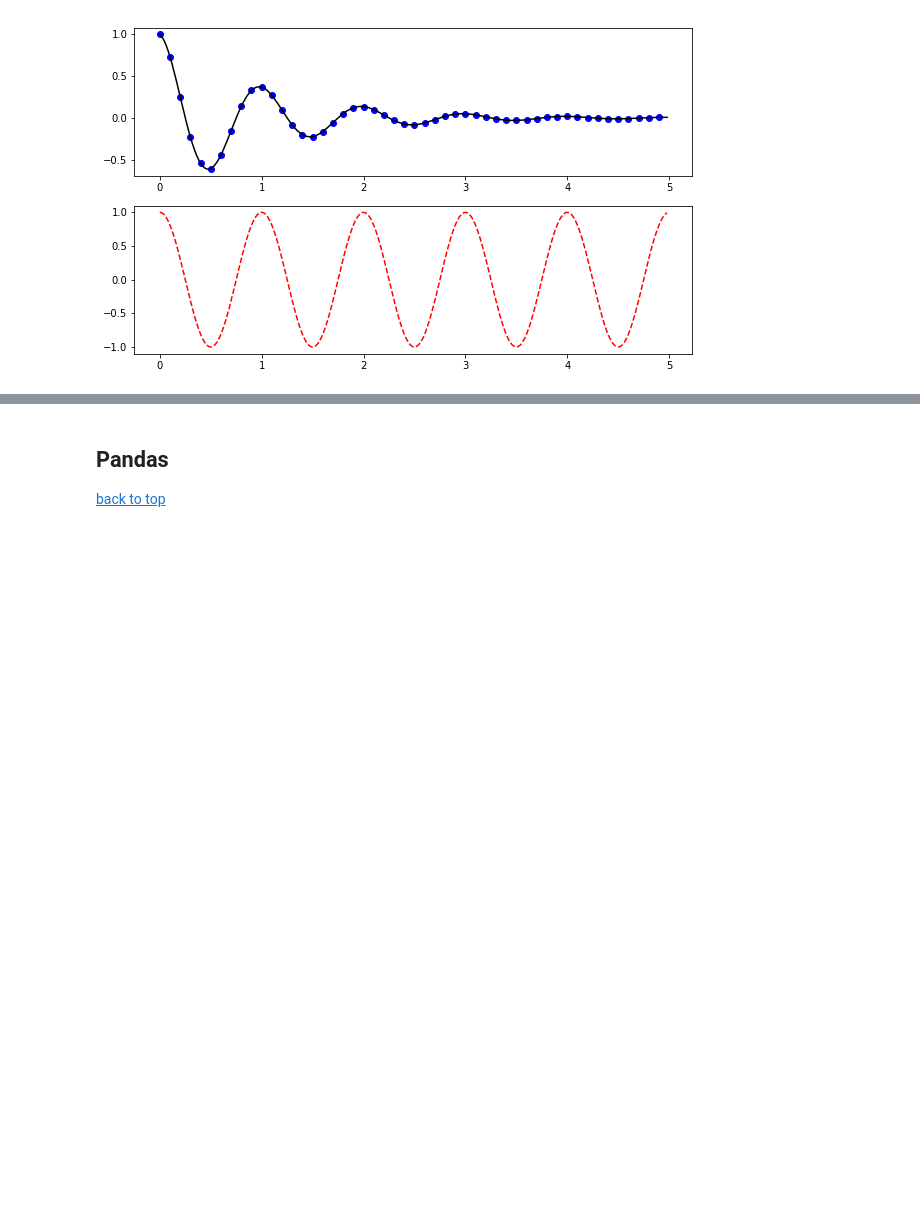
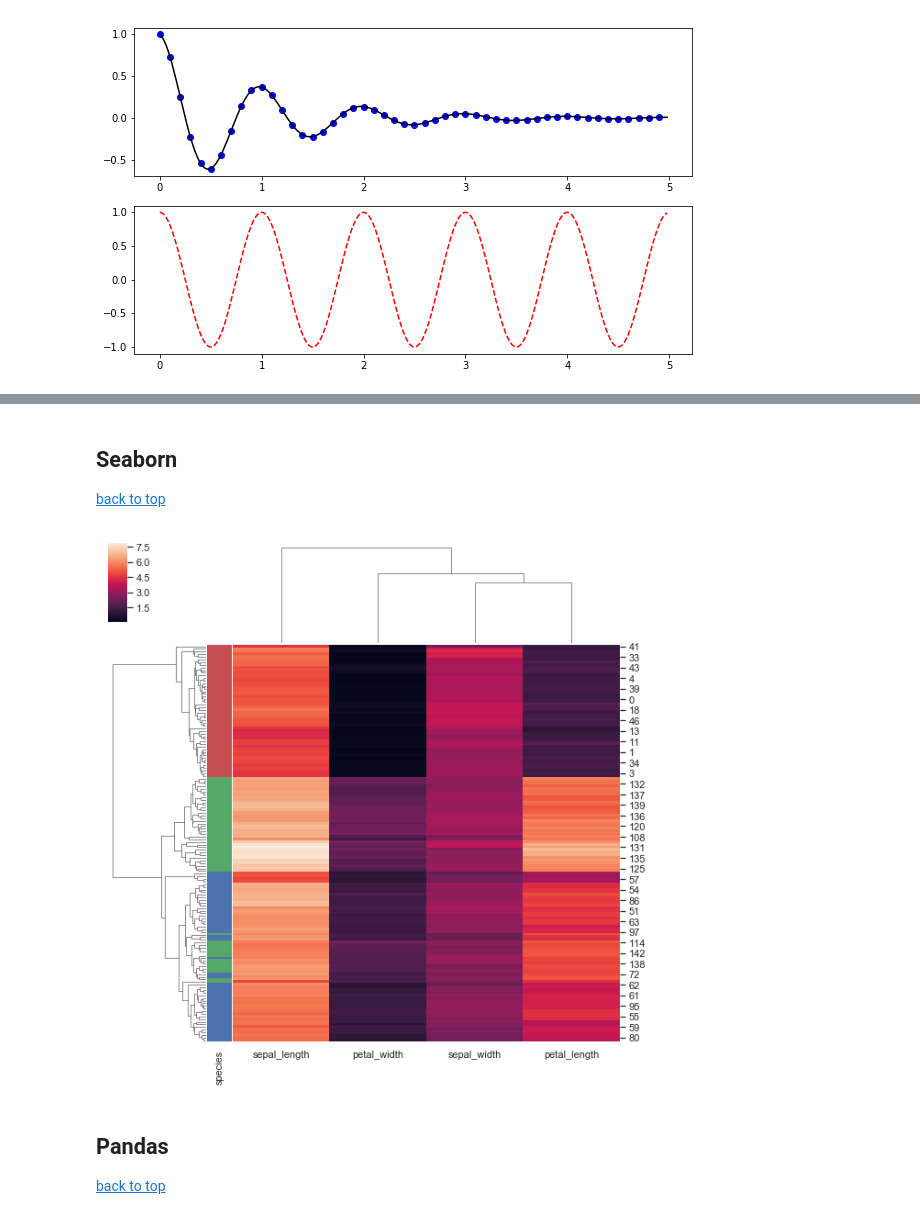
Before and after one commit to batterio/introduction_to_python, a Jupyter notebook: notebooks/matplotlib_pandas.ipynb, the cells around one changed output, grey strips where cells are left out. Drawn from its saved outputs; the diff is of its cells as text; code cells hidden in the pictures; blank space fills up the shorter version.

Commit message:
Added Seaborn

```diff
--- a/notebooks/matplotlib_pandas.ipynb
+++ b/notebooks/matplotlib_pandas.ipynb
@@ -105,3 +122,25 @@ plt.show()
+# %% [markdown]
+## Seaborn
+[back to top](matplotlib_pandas.ipynb#Index)
+# %%
+import seaborn as sns
+
+sns.set(color_codes=True)
+
+# Load a dataset
+iris = sns.load_dataset("iris")
+
+# Remove from the dataset the column 'species'
+species = iris.pop("species")
+
+# Assign each specie a color
+lut = dict(zip(species.unique(), "rbg"))
+row_colors = species.map(lut)
+
+# Plot the clustermap
+g = sns.clustermap(iris, row_colors=row_colors)
+# %% [output]
+[figure, added]
 # %% [markdown]
 ## Pandas
 [back to top](matplotlib_pandas.ipynb#Index)
```
Also changed, not shown: parts of 6 cells of this notebook, 1 other file.
